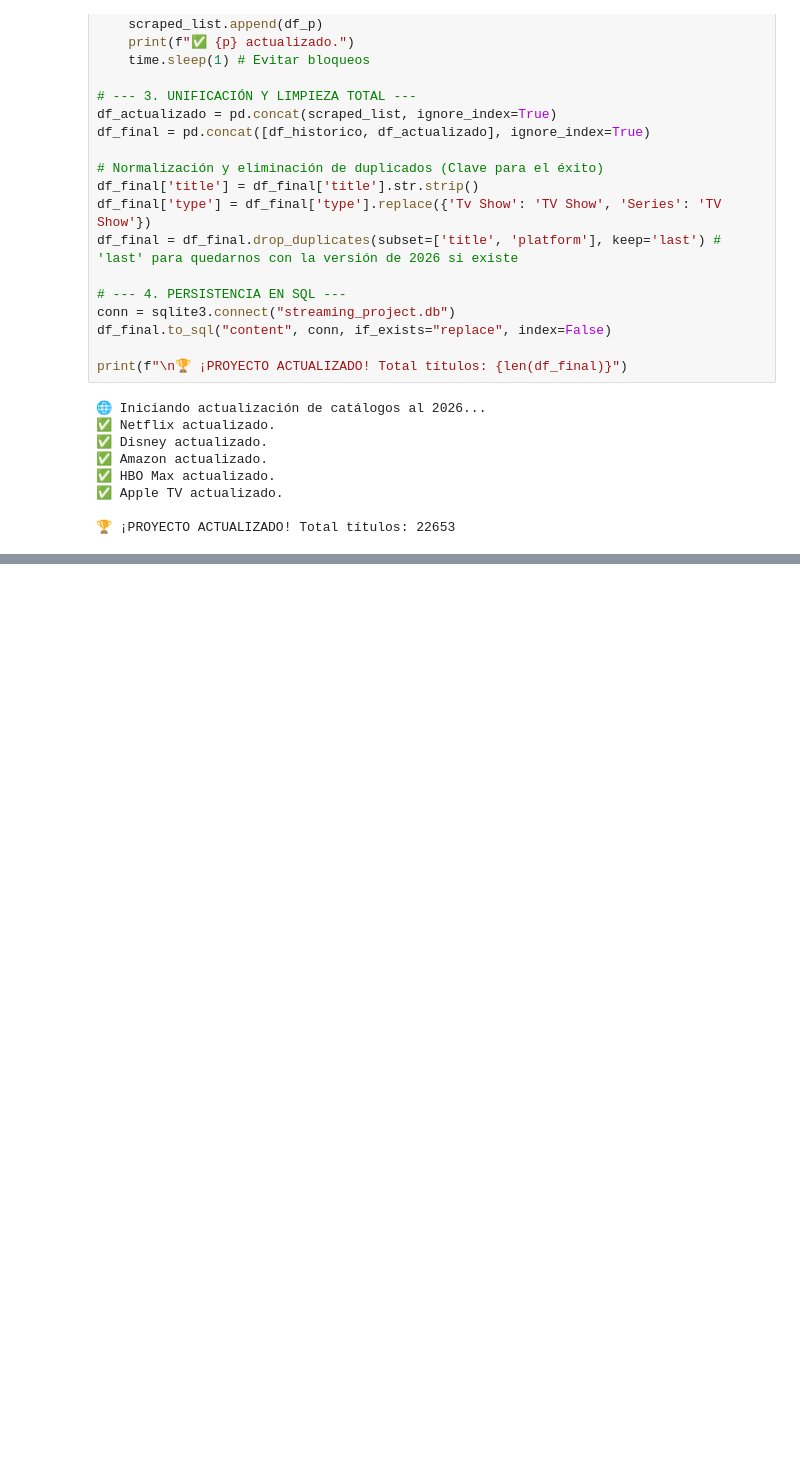
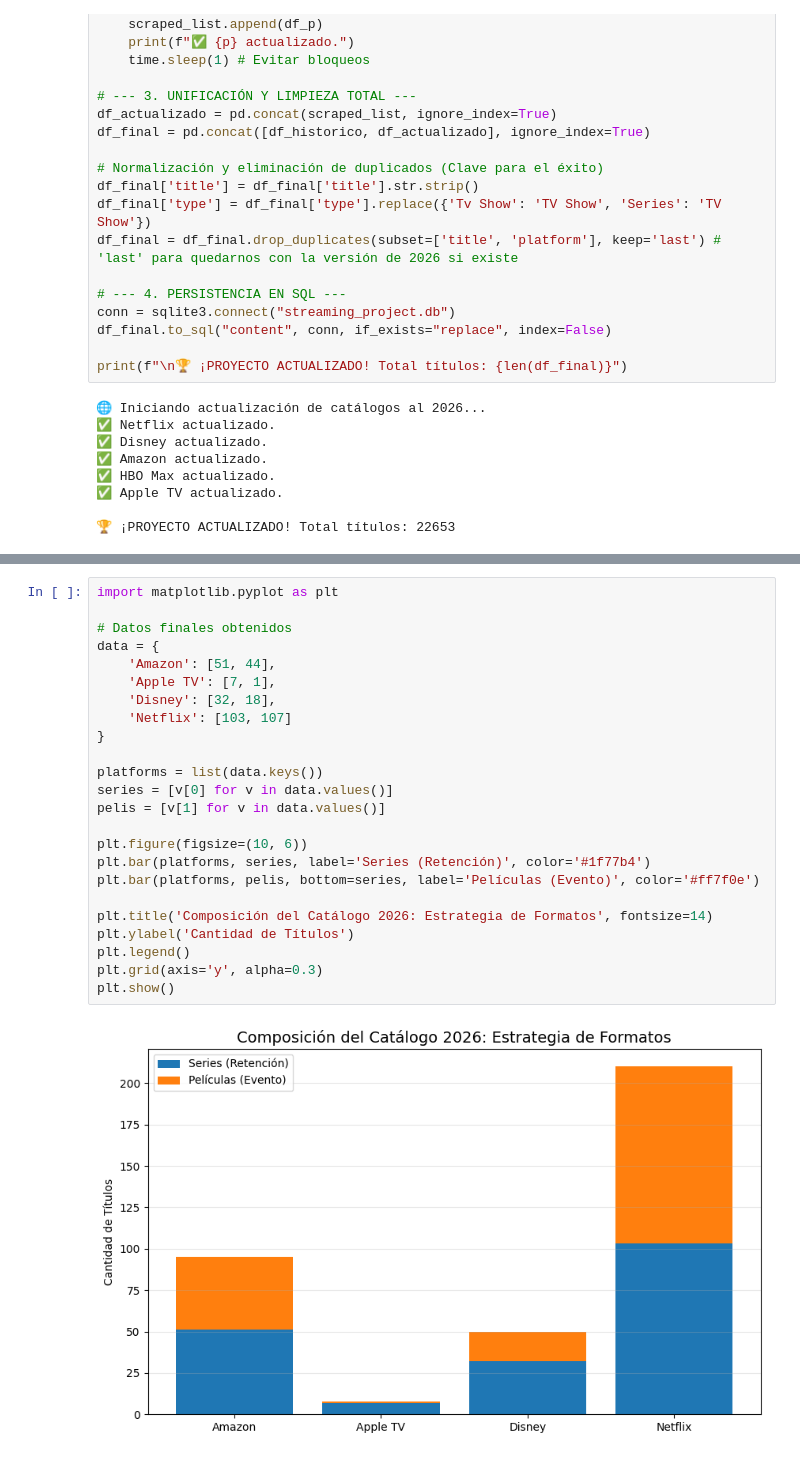
Before and after one commit to alberto96A/Streaming-Market-Intelligence, a Jupyter notebook: main.ipynb, the cells around one changed output, grey strips where cells are left out. Saved outputs shown, nothing was run; the diff lists cells and outputs as text; blank space fills up the shorter version.

```diff
--- a/main.ipynb
+++ b/main.ipynb
@@ -164,0 +564,26 @@ print(f"\n🏆 ¡PROYECTO ACTUALIZADO! Total títulos: {len(df_final)}")
+# %%
+import matplotlib.pyplot as plt
+
+# Datos finales obtenidos
+data = {
+    'Amazon': [51, 44],
+    'Apple TV': [7, 1],
+    'Disney': [32, 18],
+    'Netflix': [103, 107]
+}
+
+platforms = list(data.keys())
+series = [v[0] for v in data.values()]
+pelis = [v[1] for v in data.values()]
+
+plt.figure(figsize=(10, 6))
+plt.bar(platforms, series, label='Series (Retención)', color='#1f77b4')
+plt.bar(platforms, pelis, bottom=series, label='Películas (Evento)', color='#ff7f0e')
+
+plt.title('Composición del Catálogo 2026: Estrategia de Formatos', fontsize=14)
+plt.ylabel('Cantidad de Títulos')
+plt.legend()
+plt.grid(axis='y', alpha=0.3)
+plt.show()
+# %% [output]
+[figure, added]
```
Also changed, not shown: parts of 11 cells of this notebook.
